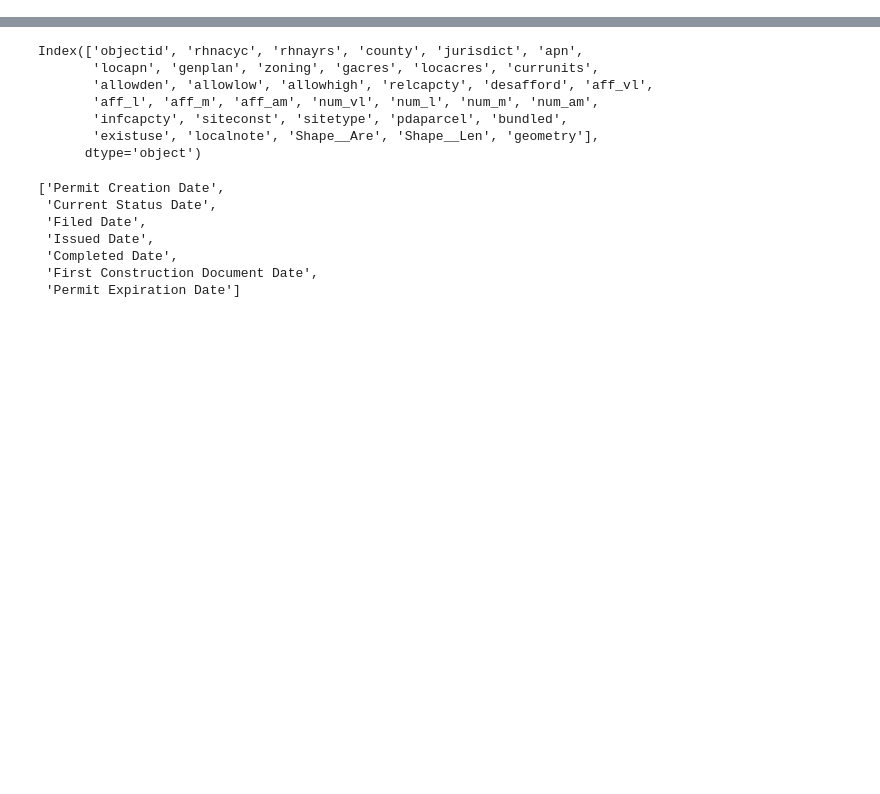
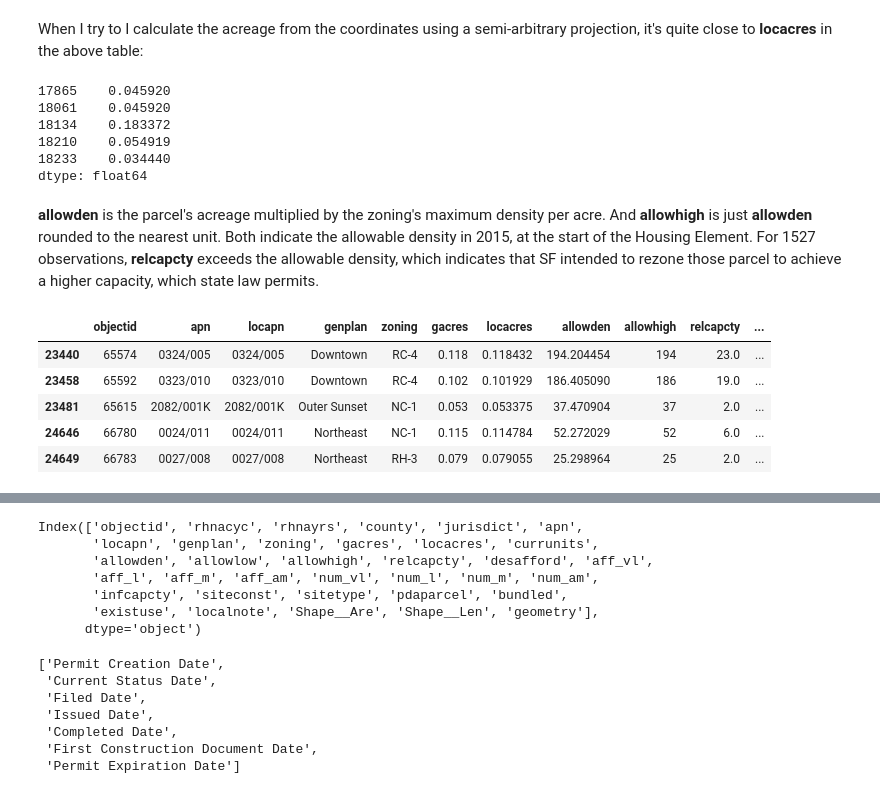
Before and after one commit to YIMBYdata/housing-elements, a Jupyter notebook: SF Housing Element.ipynb, the cells around one changed output, grey strips where cells are left out. Cells and saved outputs as stored; diff of their text form; code cells hidden in the pictures; blank space fills up the shorter version.

```diff
--- a/SF Housing Element.ipynb
+++ b/SF Housing Element.ipynb
@@ -16,0 +84,24 @@ sf_sites['relcapcty'] = sf_sites['relcapcty'].astype(float)
+# %% [markdown]
+When I try to I calculate the acreage from the coordinates using a semi-arbitrary projection, it's quite close to **locacres** in the above table:
+# %%
+m_to_km = 1 / 10**6
+km_to_acre = 247.105
+sf_sites.geometry.head().to_crs(epsg=5070).area * m_to_km * km_to_acre
+# %% [output]
+17865    0.045920
+18061    0.045920
+18134    0.183372
+18210    0.054919
+18233    0.034440
+dtype: float64
+# %% [markdown]
+**allowden** is the parcel's acreage multiplied by the zoning's maximum density per acre. And **allowhigh** is just **allowden** rounded to the nearest unit. Both indicate the allowable density in 2015, at the start of the Housing Element. For 1527 observations, **relcapcty** exceeds the allowable density, which indicates that SF intended to rezone those parcel to achieve a higher capacity, which state law permits.
+# %%
+sf_sites[sf_sites.allowden.fillna(0)>sf_sites.allowhigh].head()
+# %% [output]
+|  | objectid | apn | locapn | genplan | zoning | gacres | locacres | allowden | allowhigh | relcapcty | ... |
+| 23440 | 65574 | 0324/005 | 0324/005 | Downtown | RC-4 | 0.118 | 0.118432 | 194.204454 | 194 | 23.0 | ... |
+| 23458 | 65592 | 0323/010 | 0323/010 | Downtown | RC-4 | 0.102 | 0.101929 | 186.405090 | 186 | 19.0 | ... |
+| 23481 | 65615 | 2082/001K | 2082/001K | Outer Sunset | NC-1 | 0.053 | 0.053375 | 37.470904 | 37 | 2.0 | ... |
+| 24646 | 66780 | 0024/011 | 0024/011 | Northeast | NC-1 | 0.115 | 0.114784 | 52.272029 | 52 | 6.0 | ... |
+| 24649 | 66783 | 0027/008 | 0027/008 | Northeast | RH-3 | 0.079 | 0.079055 | 25.298964 | 25 | 2.0 | ... |
```
Also changed, not shown: parts of 23 cells of this notebook.
